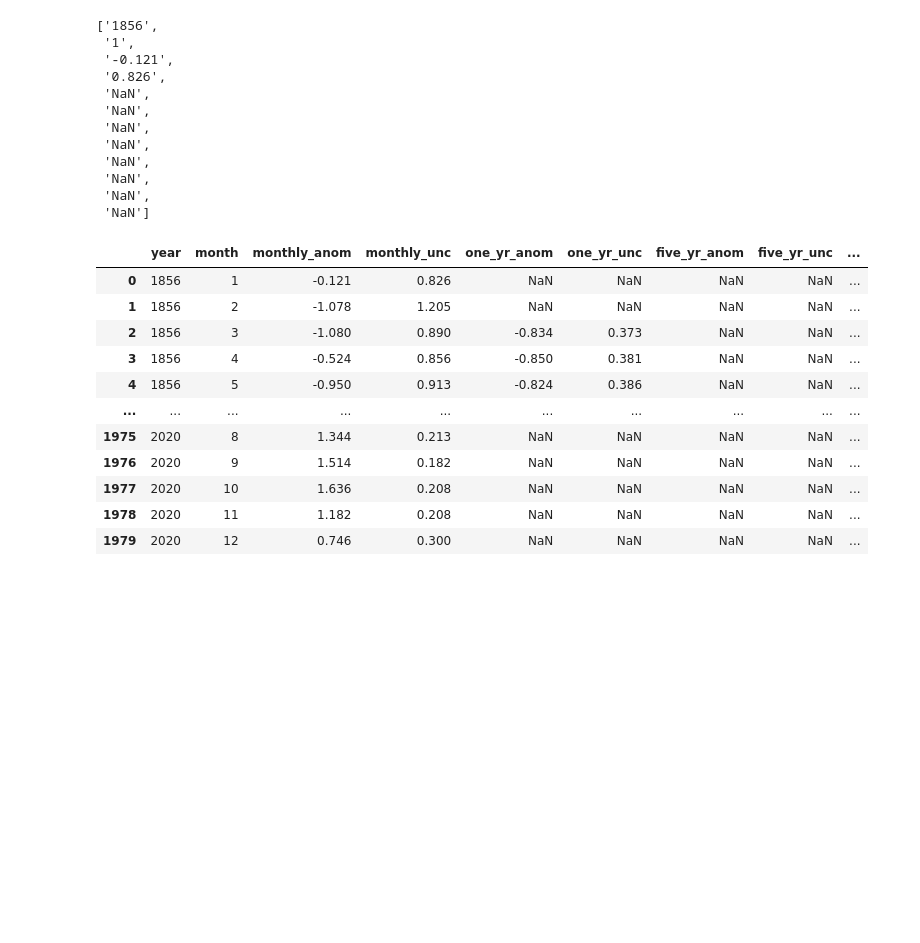
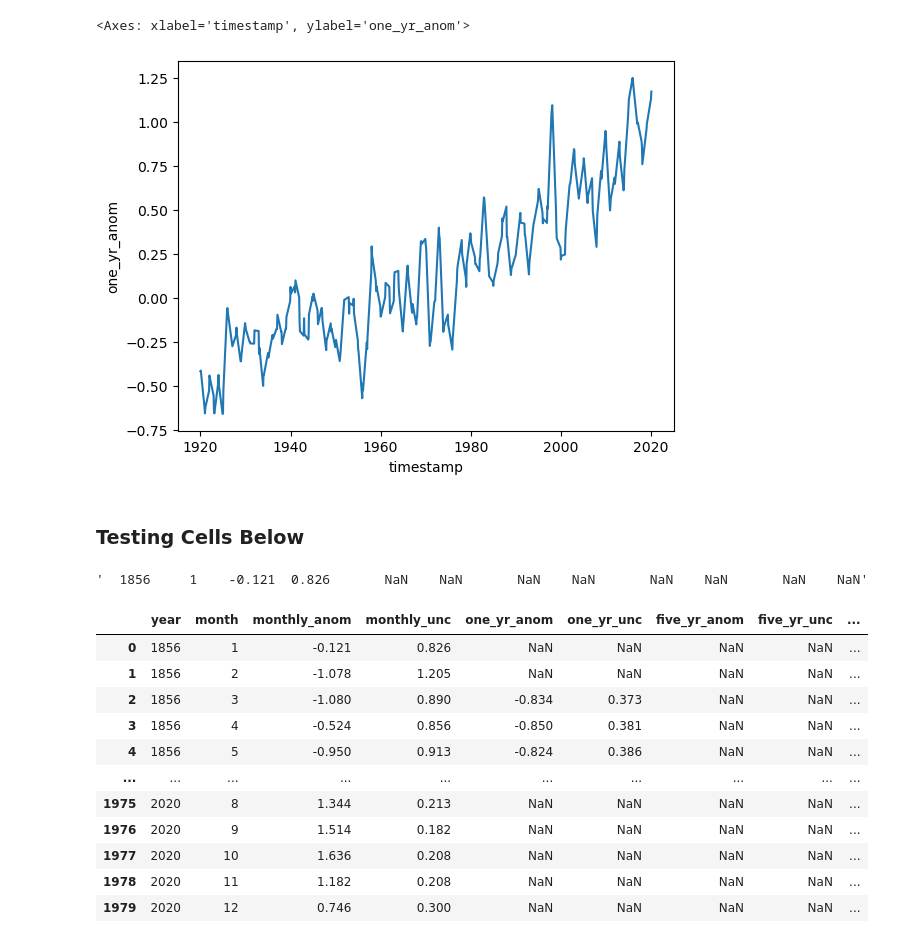
Before and after one commit to gowrath/Climate_EDA-SouthAmerica, a Jupyter notebook: owyang_sandbox.ipynb, the cells around one changed output. Saved outputs shown, nothing was run; the diff lists cells and outputs as text; code cells hidden in the pictures; blank space fills up the shorter version.

```diff
--- a/owyang_sandbox.ipynb
+++ b/owyang_sandbox.ipynb
@@ -13,23 +129,21 @@ brazil_saopaulo_file = 'SaoPaulo.txt'
+# %%
+sns.lineplot(x='timestamp', y='one_yr_anom', data=south_america_summer)
+# # sns.lineplot(x='timestamp', y='one_yr_anom', data=south_data)
+# sns.lineplot(x='timestamp', y='one_yr_anom', data=lima_summer)
+# sns.lineplot(x='timestamp', y='one_yr_anom', data=santiago_summer)
+# sns.lineplot(x='timestamp', y='one_yr_anom', data=saopaulo_summer)
+# %% [output]
+<Axes: xlabel='timestamp', ylabel='one_yr_anom'>
+[figure, added]
+# %% [markdown]
+### Testing Cells Below
 # %%
 df_south_america_import = pd.read_csv(south_america_file, sep='\t', header=None, skiprows=71)
+# df_south_america_import
 sa_col= df_south_america_import[0]
+sa_col[0]
+# %% [output]
+'  1856     1    -0.121  0.826       NaN    NaN       NaN    NaN       NaN    NaN       NaN    NaN'
-# %%
-test = list(map(str, sa_col[0].split()))
-len(test)
-test
-# %% [output]
-['1856',
- '1',
- '-0.121',
- '0.826',
- 'NaN',
- 'NaN',
- 'NaN',
- 'NaN',
- 'NaN',
- 'NaN',
- 'NaN',
- 'NaN']
 # %%
 # make data frame
 weather_cols = ['year', 'month', 'monthly_anom', 'monthly_unc', 'one_yr_anom', 'one_yr_unc', 'five_yr_anom', 'five_yr_unc', 'ten_yr_anom', 'ten_yr_unc', 'twenty_yr_anom', 'twenty_yr_unc']
```
Also changed, not shown: parts of 11 cells of this notebook, 1 other file.
